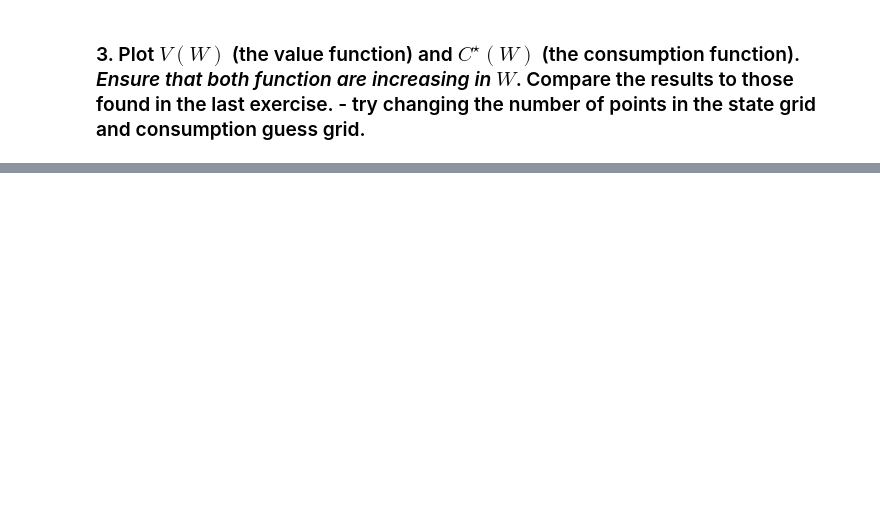
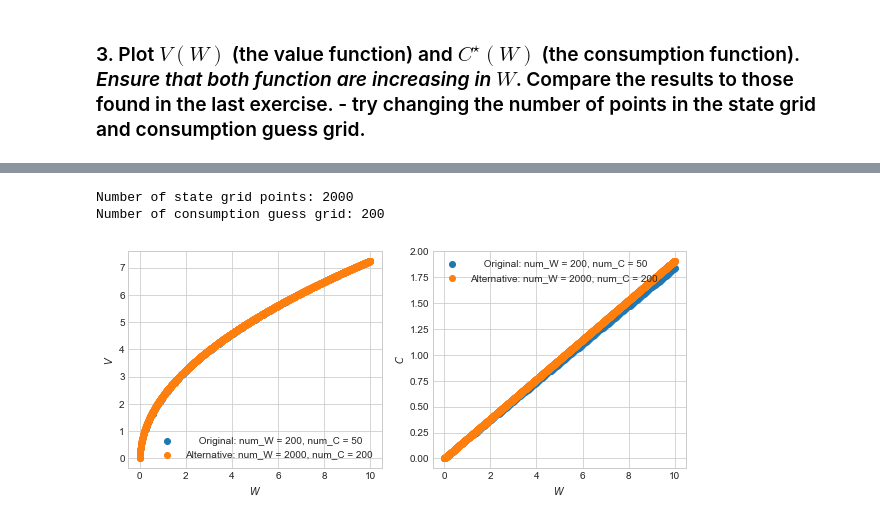
Before and after one commit to Bernseng/dp_ucph, a Jupyter notebook: 1_theory_tools/exercises/ex_ante/03_cake_eating_continous.ipynb, the cells around one changed output, grey strips where cells are left out. Drawn from its saved outputs; the diff is of its cells as text; code cells hidden in the pictures; blank space fills up the shorter version.

```diff
--- a/1_theory_tools/exercises/ex_ante/03_cake_eating_continous.ipynb
+++ b/1_theory_tools/exercises/ex_ante/03_cake_eating_continous.ipynb
@@ -133,30 +136,34 @@ plt.show()
 # %%
 # change the number of points
 class par_alt(par): pass # inherit from par
-par_alt.num_W = 200
-par_alt.num_C = 50
+par_alt.num_W = 2000
+par_alt.num_C = 200
 par_alt.grid_W = np.linspace(0.0,par_alt.W,par_alt.num_W)
 
 sol_alt = ex3.solve_consumption_grid_search(par_alt)
 
 print('Number of state grid points:', par_alt.num_W)
 print('Number of consumption guess grid:', par_alt.num_C)
 
 #Plot the figures
 fig = plt.figure(figsize=(10,4))
 ax = fig.add_subplot(1,2,1)
 ax.scatter(par.grid_W,sol.V)
 ax.scatter(par_alt.grid_W,sol_alt.V)
 ax.set_xlabel("$W$")
 ax.set_ylabel("$V$")
 plt.legend((f'     Original: num_W = {par.num_W}, num_C = {par.num_C}',f'Alternative: num_W = {par_alt.num_W}, num_C = {par_alt.num_C}'))
 
 
 ax_right = fig.add_subplot(1,2,2)
 ax_right.scatter(par.grid_W,sol.C)
 ax_right.scatter(par_alt.grid_W,sol_alt.C)
 ax_right.set_xlabel("$W$")
 ax_right.set_ylabel("$C$")
 plt.legend((f'     Original: num_W = {par.num_W}, num_C = {par.num_C}',f'Alternative: num_W = {par_alt.num_W}, num_C = {par_alt.num_C}'))
 
 plt.show()
+# %% [output]
+Number of state grid points: 2000
+Number of consumption guess grid: 200
+[figure, added]
```
Also changed, not shown: parts of 4 cells of this notebook, 6 other files.
